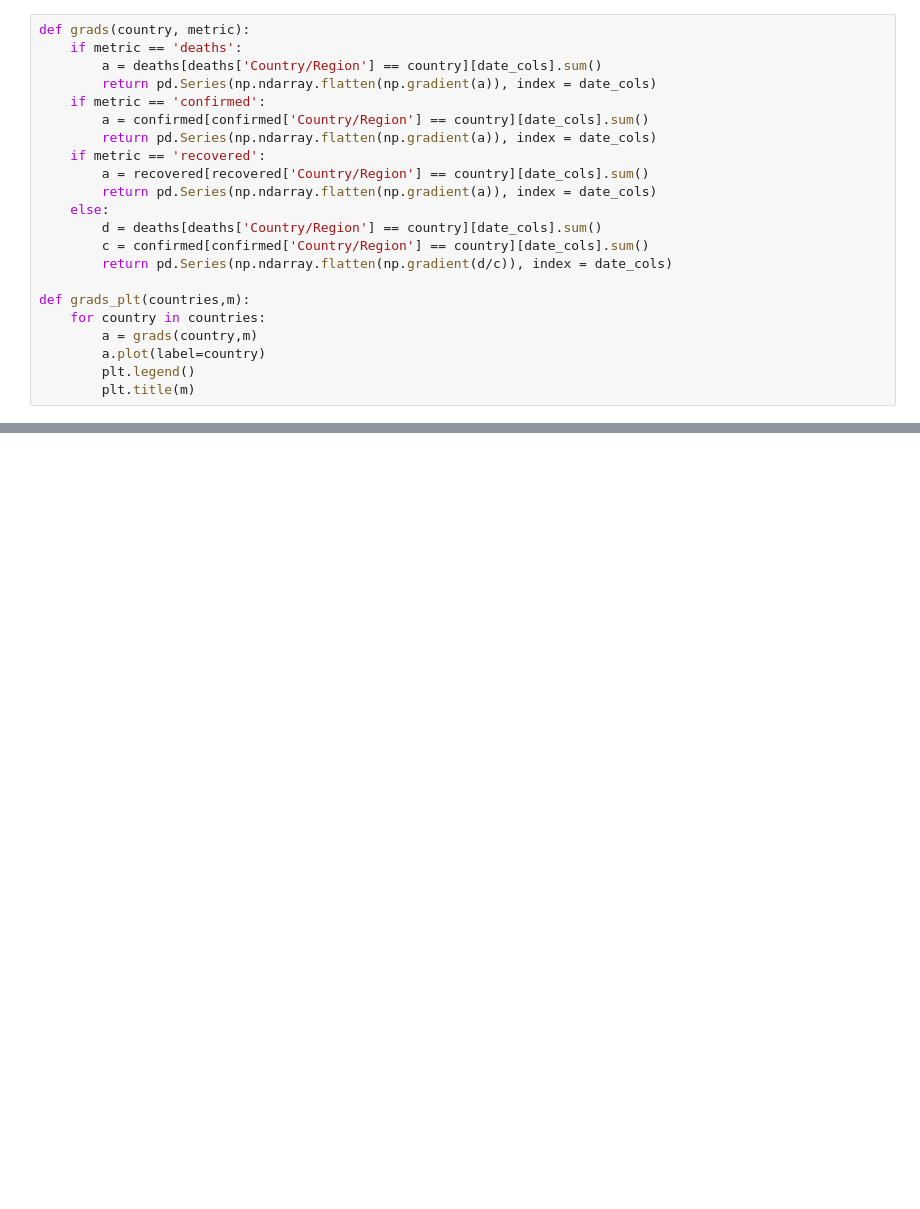
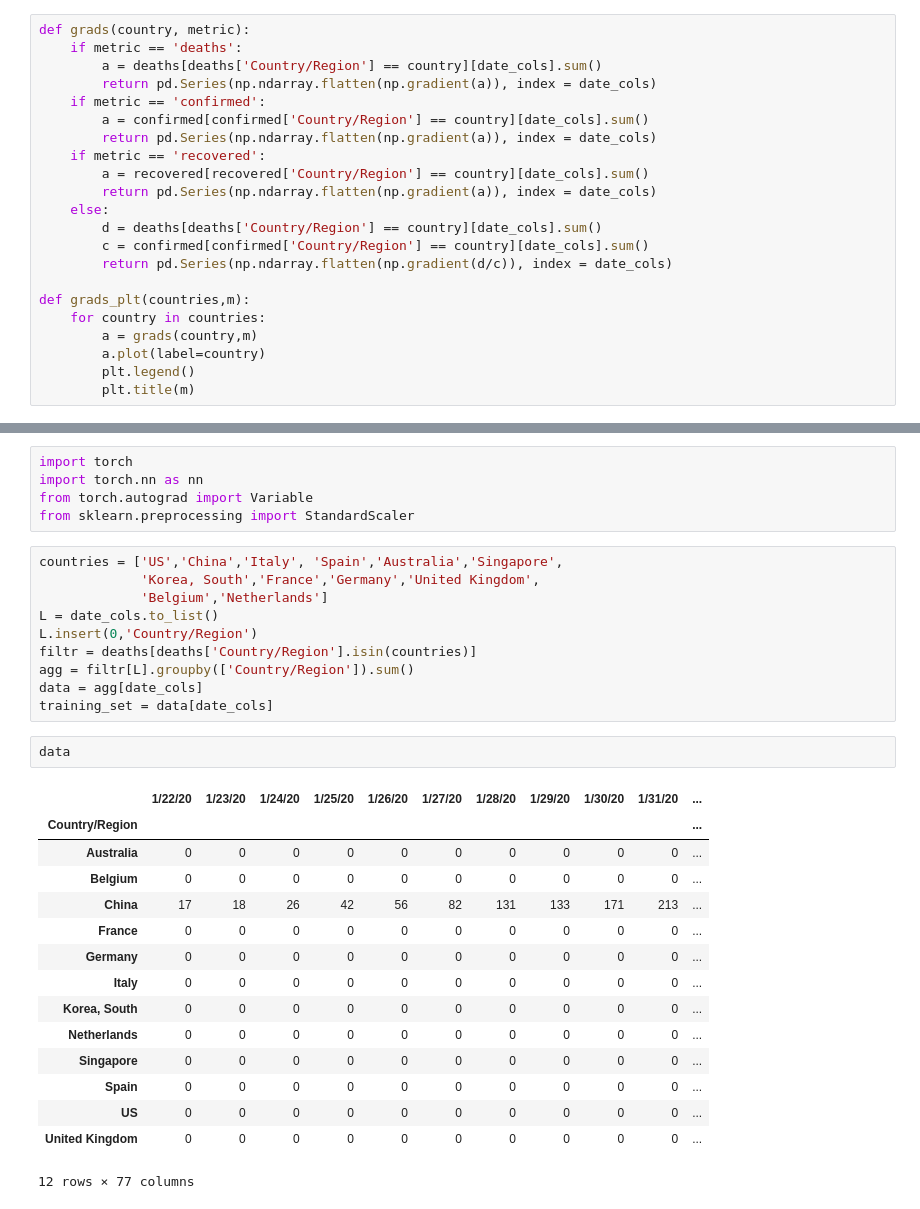
Before and after one commit to toddniven/covid19, a Jupyter notebook: Covid19.ipynb, the cells around one changed output, grey strips where cells are left out. Drawn from its saved outputs; the diff is of its cells as text; blank space fills up the shorter version.

```diff
--- a/Covid19.ipynb
+++ b/Covid19.ipynb
@@ -110,0 +116,33 @@ for k, m in enumerate(metrics_list):
+# %%
+import torch
+import torch.nn as nn
+from torch.autograd import Variable
+from sklearn.preprocessing import StandardScaler
+# %%
+countries = ['US','China','Italy', 'Spain','Australia','Singapore',
+             'Korea, South','France','Germany','United Kingdom',
+             'Belgium','Netherlands']
+L = date_cols.to_list()
+L.insert(0,'Country/Region')
+filtr = deaths[deaths['Country/Region'].isin(countries)]
+agg = filtr[L].groupby(['Country/Region']).sum()
+data = agg[date_cols]
+training_set = data[date_cols]
+# %%
+data
+# %% [output]
+|  | 1/22/20 | 1/23/20 | 1/24/20 | 1/25/20 | 1/26/20 | 1/27/20 | 1/28/20 | 1/29/20 | 1/30/20 | 1/31/20 | ... |
+| Country/Region |  |  |  |  |  |  |  |  |  |  | ... |
+| Australia | 0 | 0 | 0 | 0 | 0 | 0 | 0 | 0 | 0 | 0 | ... |
+| Belgium | 0 | 0 | 0 | 0 | 0 | 0 | 0 | 0 | 0 | 0 | ... |
+| China | 17 | 18 | 26 | 42 | 56 | 82 | 131 | 133 | 171 | 213 | ... |
+| France | 0 | 0 | 0 | 0 | 0 | 0 | 0 | 0 | 0 | 0 | ... |
+| Germany | 0 | 0 | 0 | 0 | 0 | 0 | 0 | 0 | 0 | 0 | ... |
+| Italy | 0 | 0 | 0 | 0 | 0 | 0 | 0 | 0 | 0 | 0 | ... |
+| Korea, South | 0 | 0 | 0 | 0 | 0 | 0 | 0 | 0 | 0 | 0 | ... |
+| Netherlands | 0 | 0 | 0 | 0 | 0 | 0 | 0 | 0 | 0 | 0 | ... |
+| Singapore | 0 | 0 | 0 | 0 | 0 | 0 | 0 | 0 | 0 | 0 | ... |
+| Spain | 0 | 0 | 0 | 0 | 0 | 0 | 0 | 0 | 0 | 0 | ... |
+| US | 0 | 0 | 0 | 0 | 0 | 0 | 0 | 0 | 0 | 0 | ... |
+| United Kingdom | 0 | 0 | 0 | 0 | 0 | 0 | 0 | 0 | 0 | 0 | ... |
+12 rows × 77 columns
```
Also changed, not shown: parts of 15 cells of this notebook.
